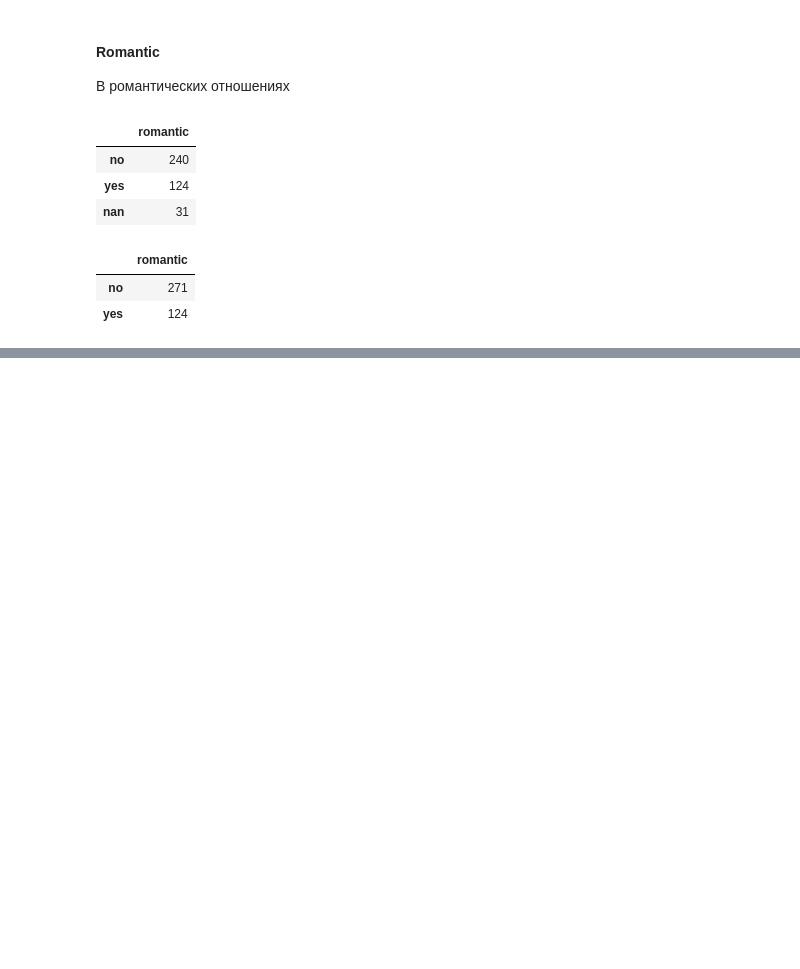
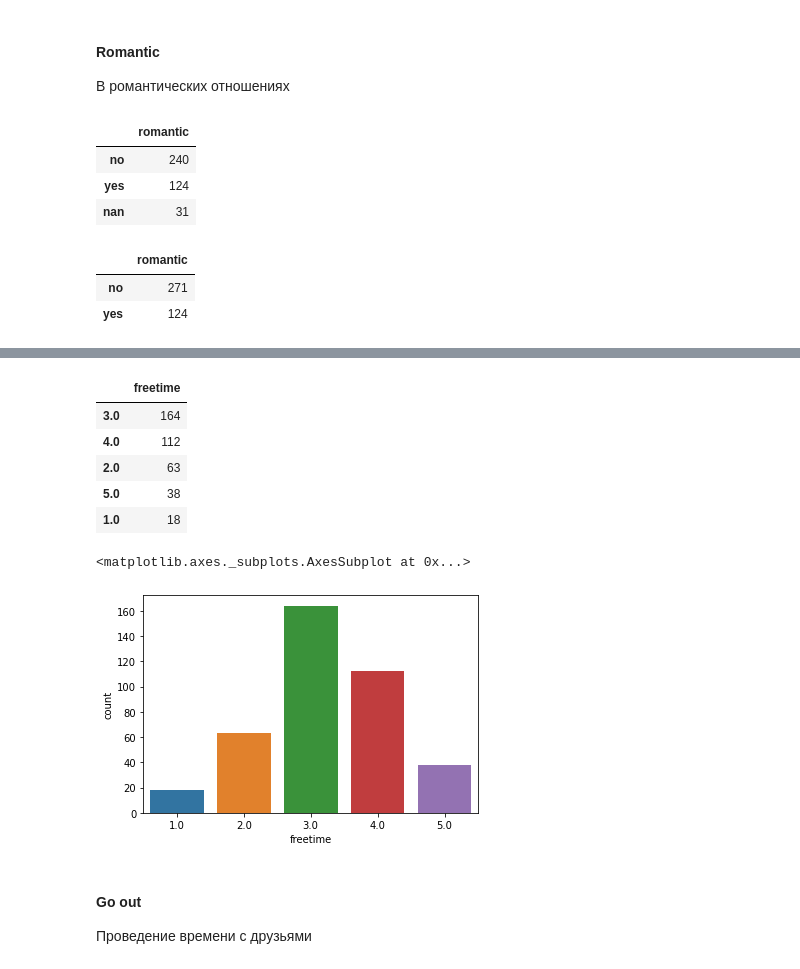
Before and after one commit to gdvnedu/SF, a Jupyter notebook: dst/module_2/project_2/stud_math/stud_math.ipynb, the cells around one changed output, grey strips where cells are left out. Saved outputs shown, nothing was run; the diff lists cells and outputs as text; code cells hidden in the pictures; blank space fills up the shorter version.

```diff
--- a/dst/module_2/project_2/stud_math/stud_math.ipynb
+++ b/dst/module_2/project_2/stud_math/stud_math.ipynb
@@ -679,0 +712,3 @@ display(pd.DataFrame(students.romantic.value_counts()))
+# %%
+students.freetime = students.freetime.apply(lambda x: 0.0 if math.isnan(x) else x)
+display(pd.DataFrame(students.freetime.value_counts()))
@@ -679,0 +723,17 @@ display(pd.DataFrame(students.romantic.value_counts()))
+# %%
+median = students.freetime.median()
+students.freetime = students.freetime.apply(lambda x: median if x<1.0 else x)
+display(pd.DataFrame(students.freetime.value_counts()))
+sns.countplot(x='freetime', data=students)
+# %% [output]
+|  | freetime |
+| 3.0 | 164 |
+| 4.0 | 112 |
+| 2.0 | 63 |
+| 5.0 | 38 |
+| 1.0 | 18 |
+<matplotlib.axes._subplots.AxesSubplot at 0x...>
+[figure, added]
+# %% [markdown]
+#### Go out
+Проведение времени с друзьями
```
Also changed, not shown: parts of 13 cells of this notebook.
